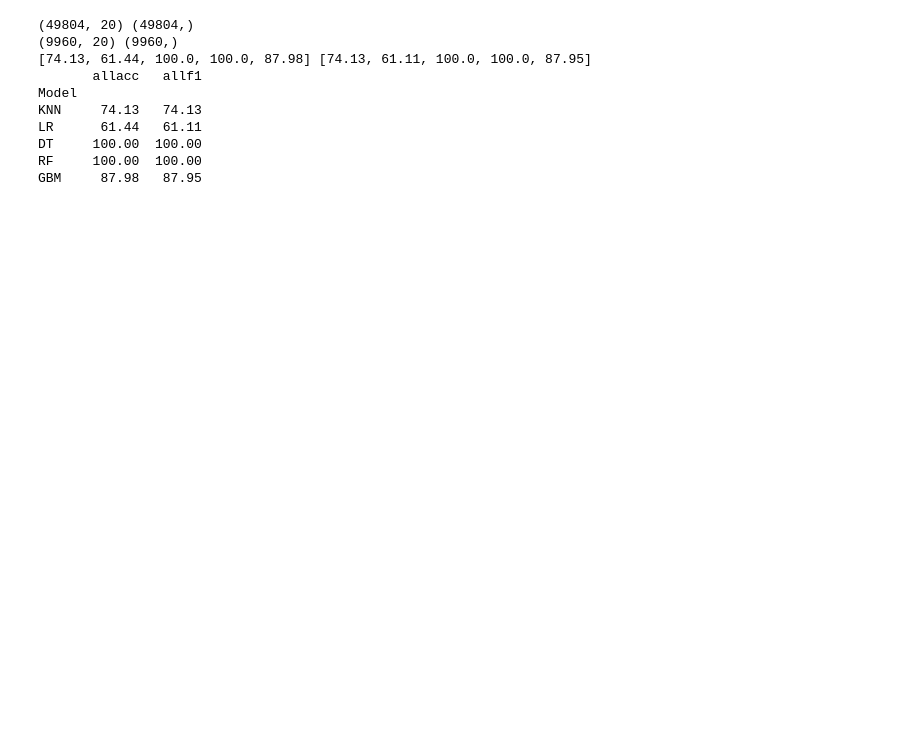
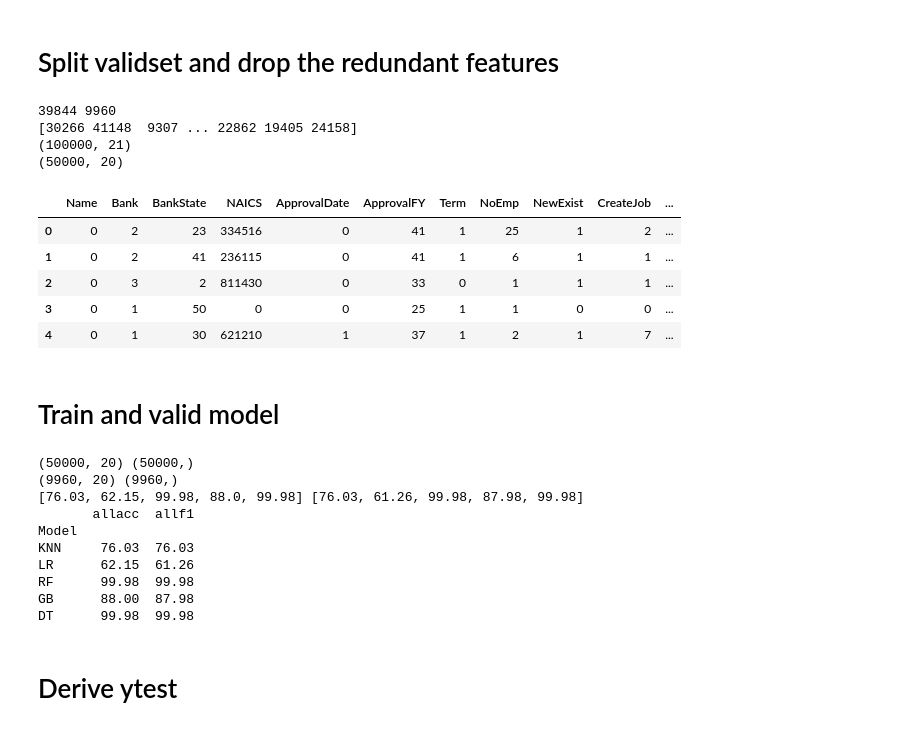
Before and after one commit to KiedaTamashi/CS5228kaggle, a Jupyter notebook: train_process.ipynb, the cells around one changed output. Saved outputs shown, nothing was run; the diff lists cells and outputs as text; code cells hidden in the pictures; blank space fills up the shorter version.

```diff
--- a/train_process.ipynb
+++ b/train_process.ipynb
@@ -90,35 +87,73 @@ Name: ChargeOff, Length: 39844, dtype: int64
+# %% [markdown]
+# Split validset and drop the redundant features
+# %%
+# K-nearest neighbors, Logistic regression, Decision trees, Random forest, Gradient boosting machine
+
+
+valid_size = 49804//5
+train_size = 49804-valid_size
+print(train_size,valid_size)
+valid_row = np.random.choice(a=49803, size=valid_size, replace=False, p=None)
+print(valid_row)
+ytrain = train_data    ['ChargeOff']
+xvalid = xtrain.loc[valid_row]
+yvalid = ytrain.loc[valid_row]
+
+
+drop_list = ['Id']
+xtrain = xtrain.drop(drop_list,axis = 1)
+xvalid = xvalid.drop(drop_list,axis = 1)
+train_data = train_data.drop(drop_list,axis = 1)
+train_data.head()
+test_path = "./Xtest_pre.csv"
+xtest = pd.read_csv(test_path)
+print(xtest.shape)
+xtrain.drop(index = valid_row)
+ytrain.drop(index = valid_row)
+print(xtrain.shape)
+xtrain.head()
+# %% [output]
+39844 9960
+[30266 41148  9307 ... 22862 19405 24158]
+(100000, 21)
+(50000, 20)
+|  | Name | Bank | BankState | NAICS | ApprovalDate | ApprovalFY | Term | NoEmp | NewExist | CreateJob | ... |
+| 0 | 0 | 2 | 23 | 334516 | 0 | 41 | 1 | 25 | 1 | 2 | ... |
+| 1 | 0 | 2 | 41 | 236115 | 0 | 41 | 1 | 6 | 1 | 1 | ... |
+| 2 | 0 | 3 | 2 | 811430 | 0 | 33 | 0 | 1 | 1 | 1 | ... |
+| 3 | 0 | 1 | 50 | 0 | 0 | 25 | 1 | 1 | 0 | 0 | ... |
+| 4 | 0 | 1 | 30 | 621210 | 1 | 37 | 1 | 2 | 1 | 7 | ... |
+# %% [markdown]
+# Train and valid model
 # %%
-# K-nearest neighbors, Logistic regression, Decision trees, Random forest, Gradient boosting machine
-model_names = ['KNN', 'LR', 'DT', 'RF', 'GBM']
+classifiers = [KNeighborsClassifier(),LogisticRegression(),RandomForestClassifier(),GradientBoostingClassifier(),DecisionTreeClassifier()]
+model_names = ['KNN','LR', 'RF','GB','DT']
 allacc = []
 allf1 = []
-
-
-
-classifiers = [KNeighborsClassifier(),LogisticRegression(),DecisionTreeClassifier(),RandomForestClassifier(),GradientBoostingClassifier()]
 print(xtrain.shape,ytrain.shape)
-print(xtest.shape,ytest.shape)
+print(xvalid.shape,yvalid.shape)
 for classifier in classifiers:
     clf = classifier
     clf.fit(xtrain,ytrain)
-    y_pred = clf.predict(xtest)
-    f1 = round(f1_score(ytest, y_pred, average='weighted') * 100, 2)
-    acc = round(accuracy_score(ytest, y_pred) * 100, 2)
+    y_pred = clf.predict(xvalid)
+    f1 = round(f1_score(yvalid, y_pred, average='weighted') * 100, 2)
+    acc = round(accuracy_score(yvalid, y_pred) * 100, 2)
     allacc.append(acc)
     allf1.append(f1)
 print(allacc,allf1)
-
 result = pd.DataFrame({'Model': model_names, 'allacc': allacc, 'allf1': allf1})
 result.set_index('Model', inplace=True)
 print(result)
 # %% [output]
-(49804, 20) (49804,)
+(50000, 20) (50000,)
 (9960, 20) (9960,)
-[74.13, 61.44, 100.0, 100.0, 87.98] [74.13, 61.11, 100.0, 100.0, 87.95]
-       allacc   allf1
+[76.03, 62.15, 99.98, 88.0, 99.98] [76.03, 61.26, 99.98, 87.98, 99.98]
+       allacc  allf1
 Model
-KNN     74.13   74.13
-LR      61.44   61.11
-DT     100.00  100.00
-RF     100.00  100.00
-GBM     87.98   87.95
+KNN     76.03  76.03
+LR      62.15  61.26
+RF      99.98  99.98
+GB      88.00  87.98
+DT      99.98  99.98
+# %% [markdown]
+# Derive ytest
```
Also changed, not shown: parts of 7 cells of this notebook.
